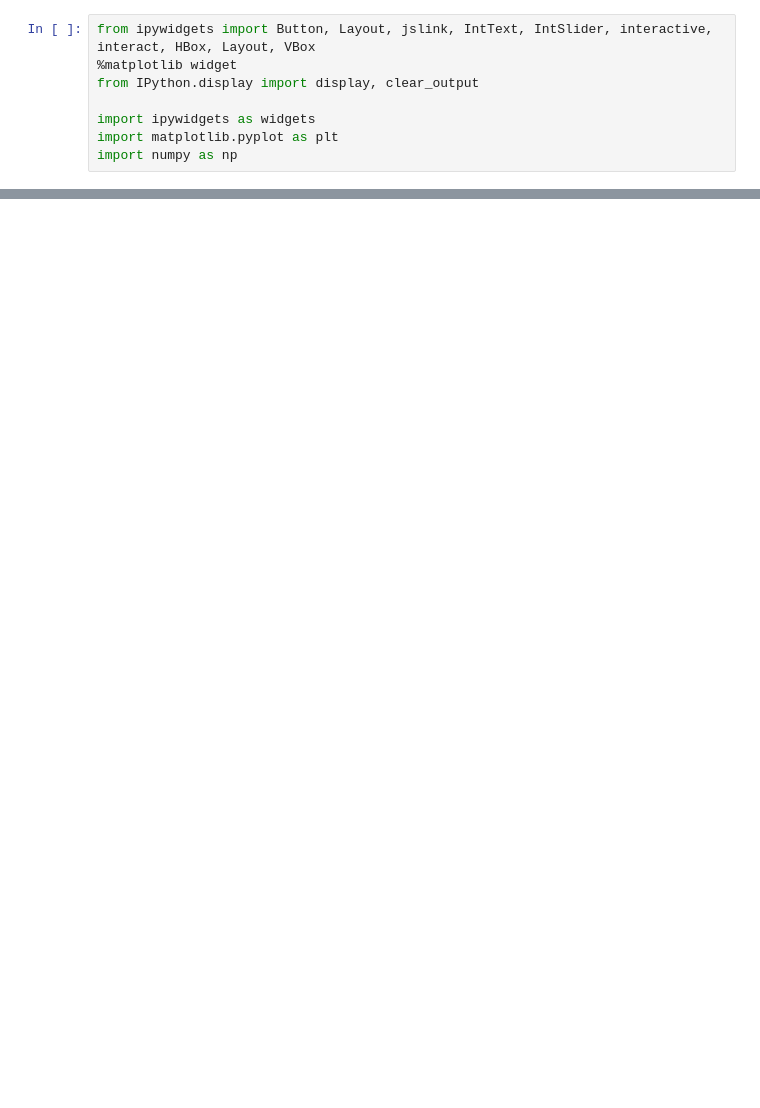
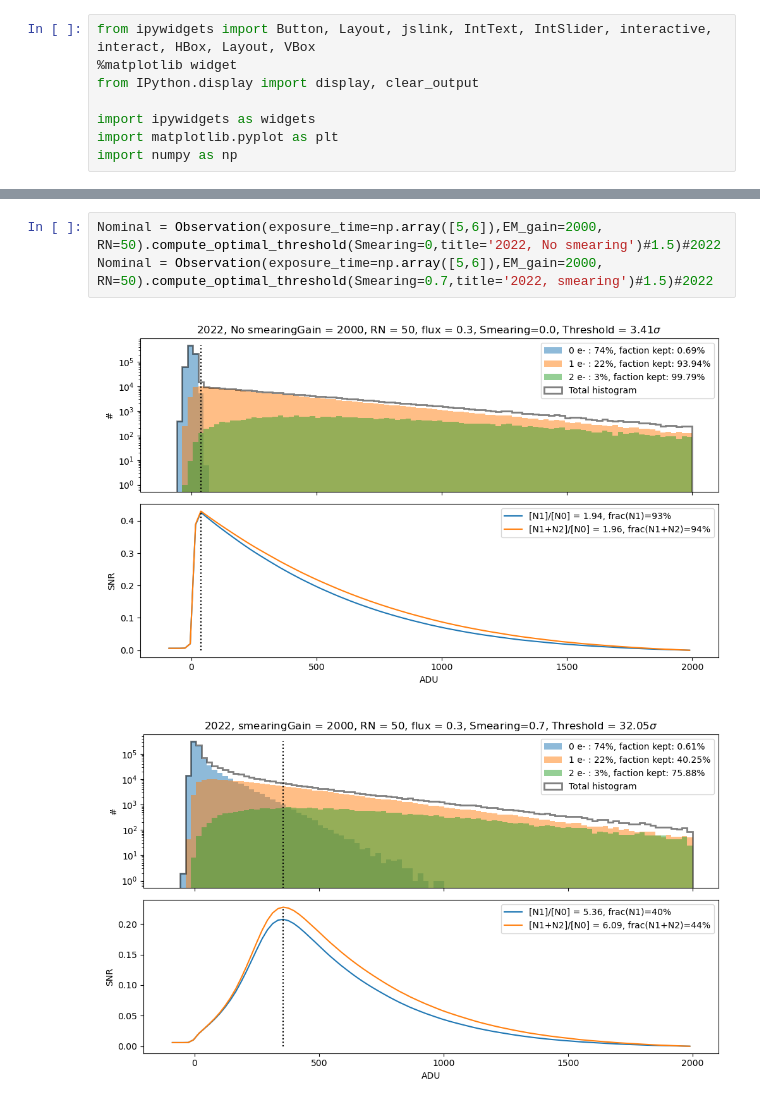
Before and after one commit to vpicouet/notebooks, a Jupyter notebook: ETC.ipynb, the cells around one changed output, grey strips where cells are left out. Drawn from its saved outputs; the diff is of its cells as text; blank space fills up the shorter version.

```diff
--- a/ETC.ipynb
+++ b/ETC.ipynb
@@ -320,0 +382,6 @@ HBox(children=(Output(), VBox(children=(HBox(children=(Dropdown(description='X a
+# %%
+Nominal = Observation(exposure_time=np.array([5,6]),EM_gain=2000, RN=50).compute_optimal_threshold(Smearing=0,title='2022, No smearing')#1.5)#2022
+Nominal = Observation(exposure_time=np.array([5,6]),EM_gain=2000, RN=50).compute_optimal_threshold(Smearing=0.7,title='2022, smearing')#1.5)#2022
+# %% [output]
+[figure, added]
+[figure, added]
```
Also changed, not shown: parts of 5 cells of this notebook, 4 other files.
